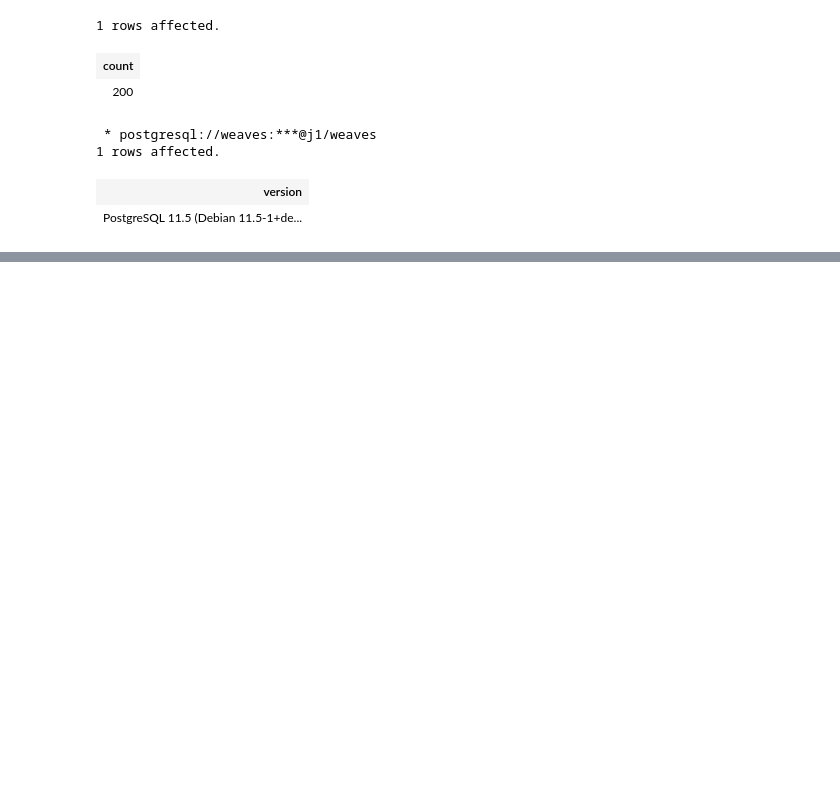
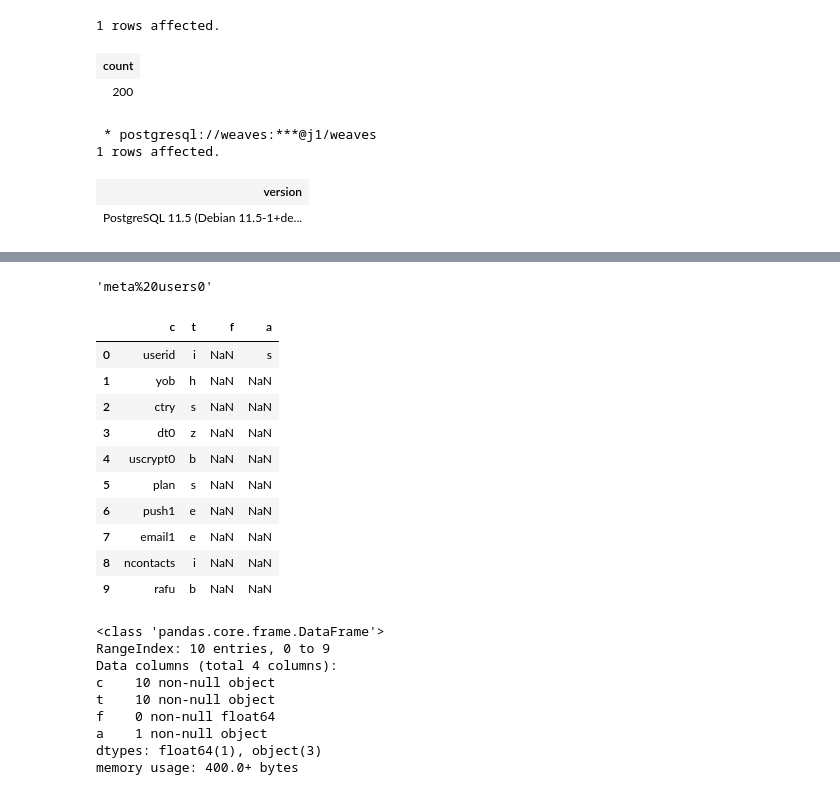
Before and after one commit to eepgwde/pyeg0, a Jupyter notebook: rvlt0/pgsql.ipynb, the cells around one changed output, grey strips where cells are left out. Saved outputs shown, nothing was run; the diff lists cells and outputs as text; code cells hidden in the pictures; blank space fills up the shorter version.

```diff
--- a/rvlt0/pgsql.ipynb
+++ b/rvlt0/pgsql.ipynb
@@ -59,0 +262,29 @@ c.head()
+# %%
+# Meta information
+s0 = urllib.parse.quote('meta users0')
+s0
+url0="http://j1:4444/q.csv?{}".format(s0)
+c = pd.read_csv(url0)
+c
+# %% [output]
+'meta%20users0'
+|  | c | t | f | a |
+| 0 | userid | i | NaN | s |
+| 1 | yob | h | NaN | NaN |
+| 2 | ctry | s | NaN | NaN |
+| 3 | dt0 | z | NaN | NaN |
+| 4 | uscrypt0 | b | NaN | NaN |
+| 5 | plan | s | NaN | NaN |
+| 6 | push1 | e | NaN | NaN |
+| 7 | email1 | e | NaN | NaN |
+| 8 | ncontacts | i | NaN | NaN |
+| 9 | rafu | b | NaN | NaN |
+<class 'pandas.core.frame.DataFrame'>
+RangeIndex: 10 entries, 0 to 9
+Data columns (total 4 columns):
+c    10 non-null object
+t    10 non-null object
+f    0 non-null float64
+a    1 non-null object
+dtypes: float64(1), object(3)
+memory usage: 400.0+ bytes
```
Also changed, not shown: parts of 23 cells of this notebook, 3 other files.
